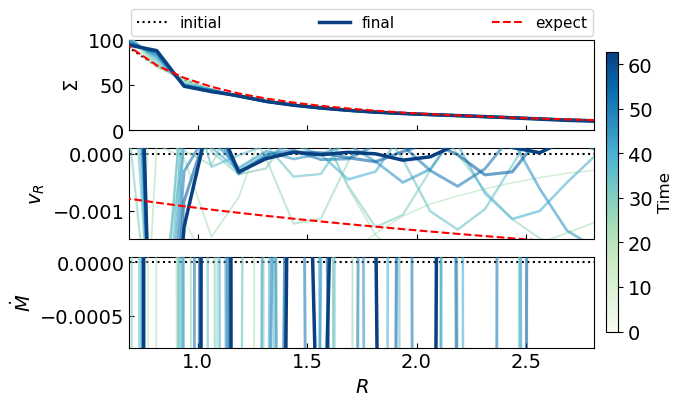
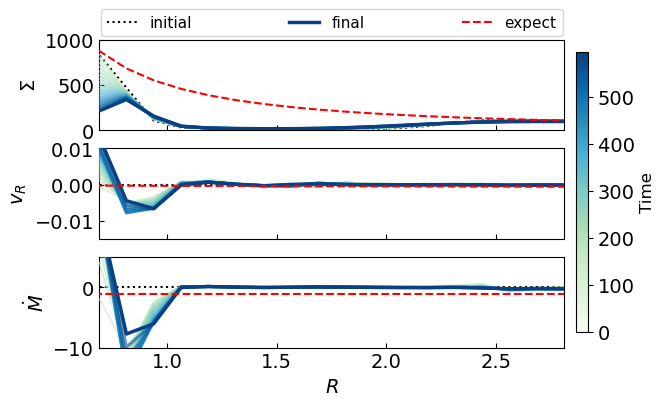
The notebook cell's code change between the first figure and the second:
--- before
+++ after
@@ -1,5 +1,5 @@
 ## Plot density, v_r, and Mdot
 
-snapshot_plot = snapshot_list[0:21:2] # snapshot_list[0:101:5]
+snapshot_plot = snapshot_list[0:200:10] # snapshot_list[0:101:5]
 
 norm   = mcolors.PowerNorm(gamma=1.5, vmin=0, vmax=len(snapshot_plot)-1)
@@ -97,7 +97,10 @@
 
 # limits used for disk-jiaru plots
-axs[0].set_ylim(0, 100) # 1000
-axs[1].set_ylim(-1.5e-3, 1e-4)
-axs[2].set_ylim(-8e-4, 5e-5)
+axs[0].set_ylim(0, 1000) # 1000
+axs[1].set_ylim(-1.5e-2, 1e-2) # varying range
+axs[2].set_ylim(-10, 5) # varying range
+# axs[0].set_ylim(0, 100) # original
+# axs[1].set_ylim(-1.5e-3, 1e-4) # original
+# axs[2].set_ylim(-8e-4, 5e-5) # original
 
 axs[0].legend(
@@ -114,5 +117,5 @@
     ax.tick_params(which='both',direction='in')
 
-save_fig = False
+save_fig = True
 if save_fig:
     plt.savefig("Figs/" + sim_name + "-snapshots.png", bbox_inches='tight')

Commit: still get disk reorientation; jiaru's flat inclined plate weird